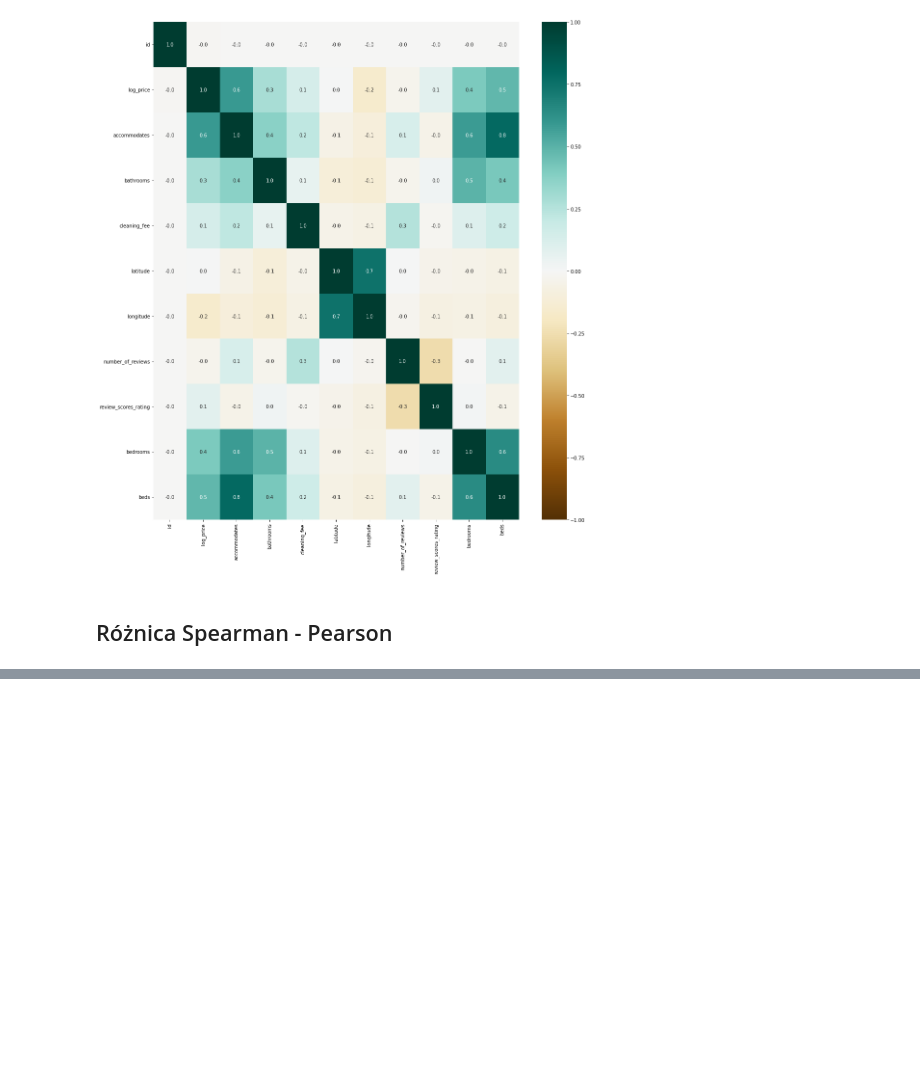
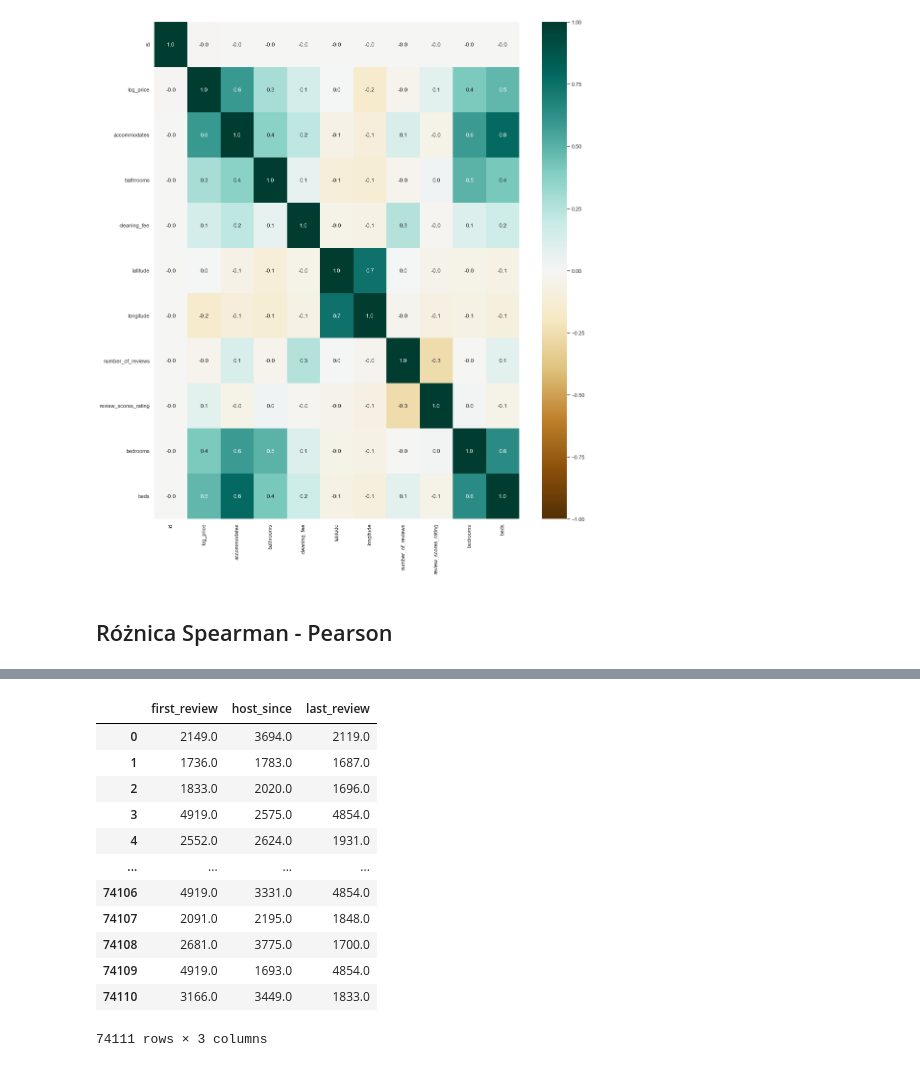
Before and after one commit to boro128/SDH2022, a Jupyter notebook: explore.ipynb, the cells around one changed output, grey strips where cells are left out. Drawn from its saved outputs; the diff is of its cells as text; code cells hidden in the pictures; blank space fills up the shorter version.

```diff
--- a/explore.ipynb
+++ b/explore.ipynb
@@ -160,0 +244,32 @@ plt.show()
+# %%
+date_cols = ['first_review', 'host_since', 'last_review']
+# %%
+class TimeSinceEncoder():
+
+    def fit(self, X, y=None):
+        return self
+
+    def transform(self, X, y=None):
+        X_ = X.copy()
+        X_ = pd.DataFrame(X_) # gdyby wejście było z numpy
+        X_ = X_.apply(pd.to_datetime)
+        delta = datetime.now() - X_
+        days_since = delta.apply(lambda col: col.dt.days)
+        days_since = days_since.fillna(days_since.max())
+        return days_since
+# %%
+TimeSinceEncoder().transform(df[date_cols])
+# %% [output]
+|  | first_review | host_since | last_review |
+| 0 | 2149.0 | 3694.0 | 2119.0 |
+| 1 | 1736.0 | 1783.0 | 1687.0 |
+| 2 | 1833.0 | 2020.0 | 1696.0 |
+| 3 | 4919.0 | 2575.0 | 4854.0 |
+| 4 | 2552.0 | 2624.0 | 1931.0 |
+| ... | ... | ... | ... |
+| 74106 | 4919.0 | 3331.0 | 4854.0 |
+| 74107 | 2091.0 | 2195.0 | 1848.0 |
+| 74108 | 2681.0 | 3775.0 | 1700.0 |
+| 74109 | 4919.0 | 1693.0 | 4854.0 |
+| 74110 | 3166.0 | 3449.0 | 1833.0 |
+74111 rows × 3 columns
```
Also changed, not shown: parts of 15 cells of this notebook.
